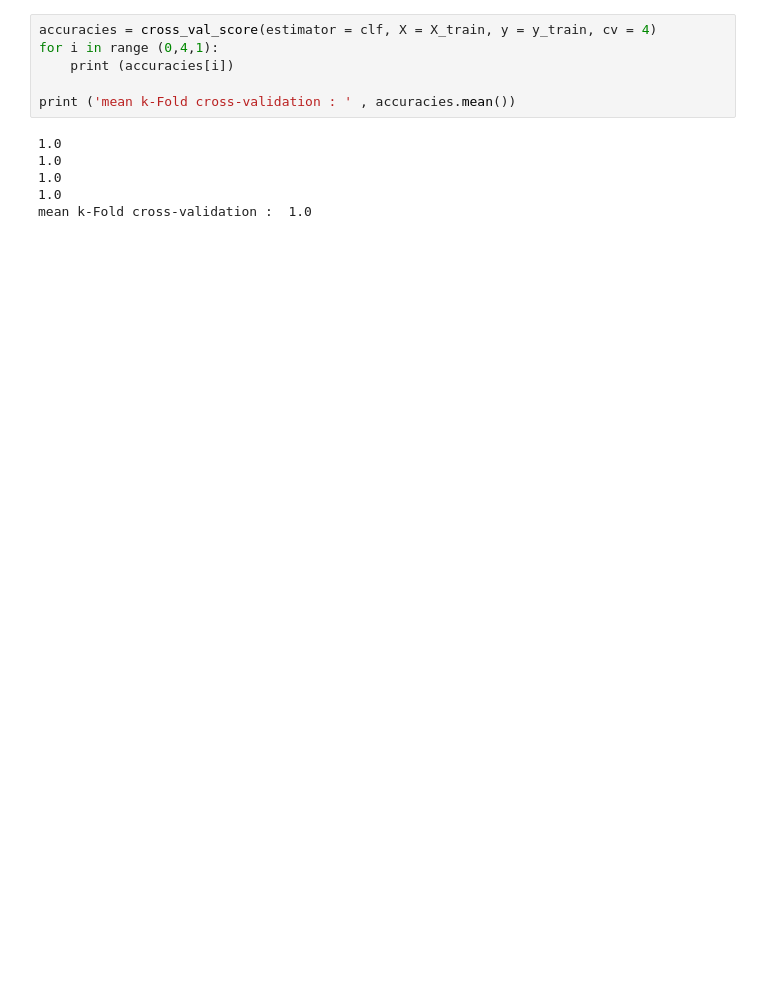
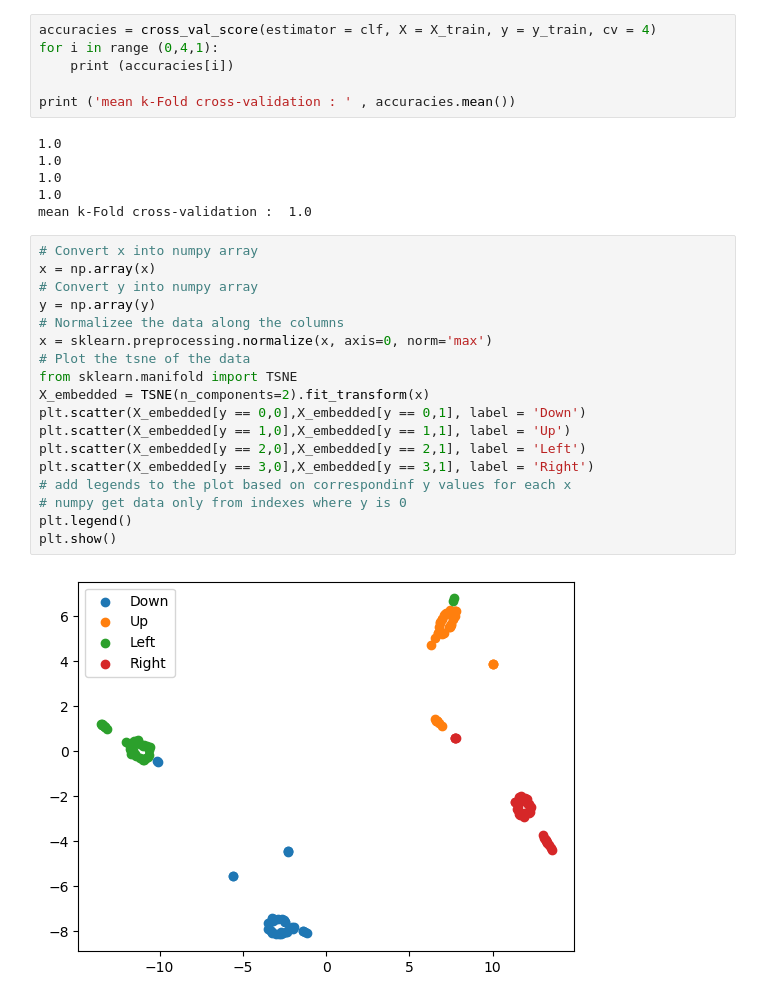
Before and after one commit to HMI2-Research-Group/PIP-Summer-School, a Jupyter notebook: OurCS@DFW workshop_v1.ipynb, the cells around one changed output. Saved outputs shown, nothing was run; the diff lists cells and outputs as text; blank space fills up the shorter version.

```diff
--- a/OurCS@DFW workshop_v1.ipynb
+++ b/OurCS@DFW workshop_v1.ipynb
@@ -91,3 +153,23 @@ print ('mean k-Fold cross-validation : ' , accuracies.mean())
 1.0
 1.0
 mean k-Fold cross-validation :  1.0
+# %%
+# Convert x into numpy array
+x = np.array(x)
+# Convert y into numpy array
+y = np.array(y)
+# Normalizee the data along the columns
+x = sklearn.preprocessing.normalize(x, axis=0, norm='max')
+# Plot the tsne of the data
+from sklearn.manifold import TSNE
+X_embedded = TSNE(n_components=2).fit_transform(x)
+plt.scatter(X_embedded[y == 0,0],X_embedded[y == 0,1], label = 'Down')
+plt.scatter(X_embedded[y == 1,0],X_embedded[y == 1,1], label = 'Up')
+plt.scatter(X_embedded[y == 2,0],X_embedded[y == 2,1], label = 'Left')
+plt.scatter(X_embedded[y == 3,0],X_embedded[y == 3,1], label = 'Right')
+# add legends to the plot based on correspondinf y values for each x
+# numpy get data only from indexes where y is 0
+plt.legend()
+plt.show()
+# %% [output]
+[figure, added]
```
Also changed, not shown: parts of 6 cells of this notebook.
